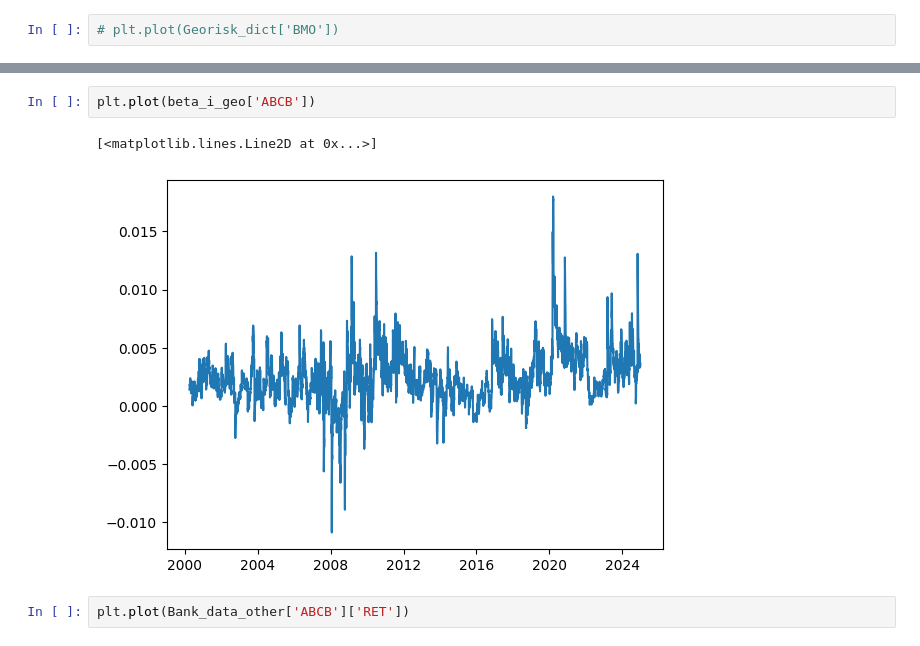
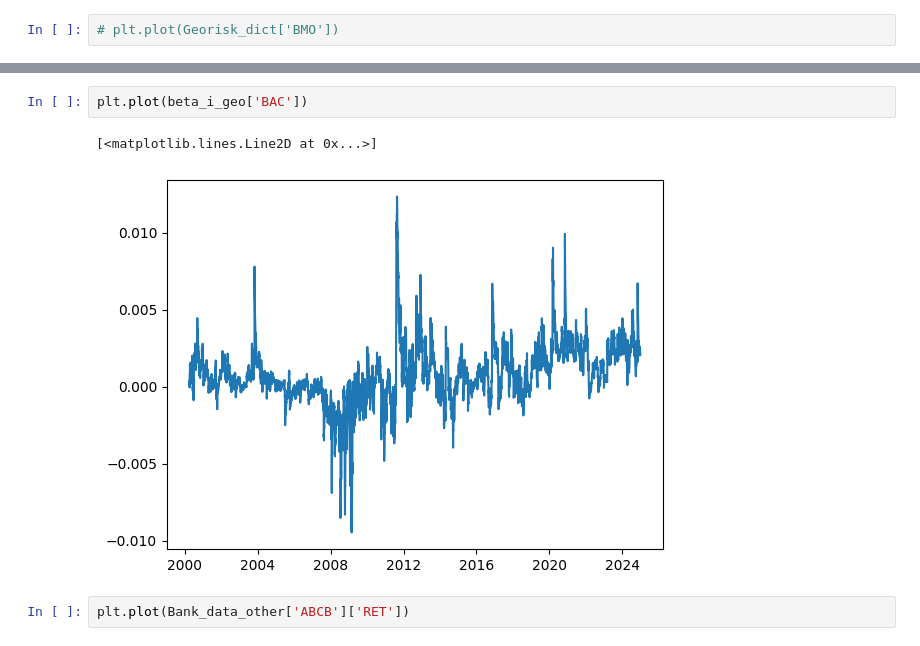
Before and after one commit to andreaskoul/geo_index_dcb, a Jupyter notebook: Geopol factor.ipynb, the cells around one changed output, grey strips where cells are left out. Cells and saved outputs as stored; diff of their text form.

```diff
--- a/Geopol factor.ipynb
+++ b/Geopol factor.ipynb
@@ -493,8 +616,8 @@ for ticker in Georisk_dict.keys():
 # %%
-plt.plot(beta_i_geo['ABCB'])
+plt.plot(beta_i_geo['BAC'])
 # %% [output]
 [<matplotlib.lines.Line2D at 0x...>]
-[figure, old version]
+[figure, new version]
 # %%
 plt.plot(Bank_data_other['ABCB']['RET'])
 # %% [output]
```
Also changed, not shown: parts of 21 cells of this notebook, 2 other files.
